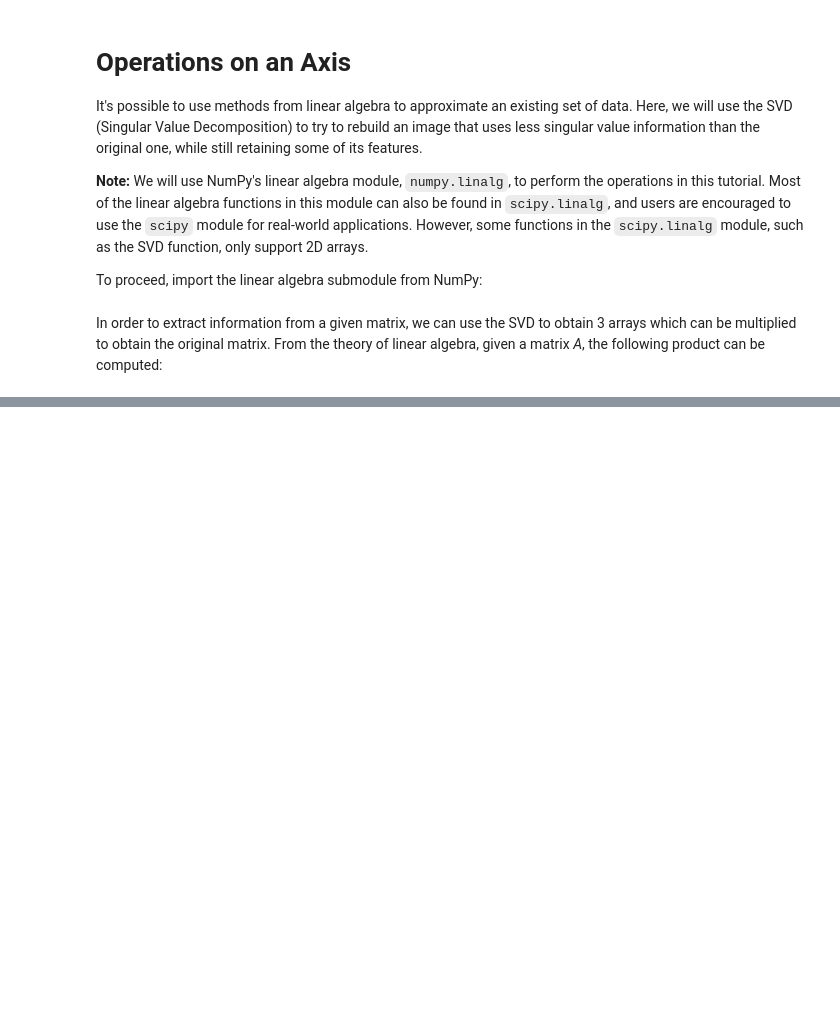
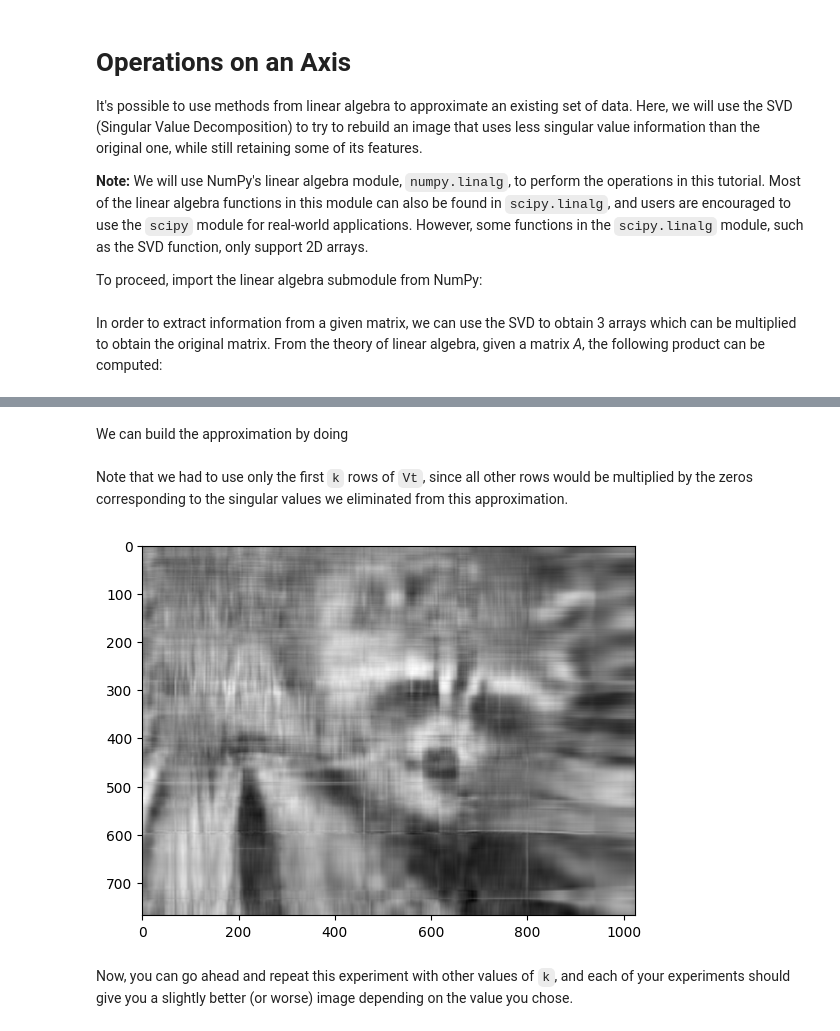
Before and after one commit to crdcamp/NumPy-Learning, a Jupyter notebook: 2 - Linear algebra on n-dimensional arrays.ipynb, the cells around one changed output, grey strips where cells are left out. Saved outputs shown, nothing was run; the diff lists cells and outputs as text; code cells hidden in the pictures; blank space fills up the shorter version.

```diff
--- a/2 - Linear algebra on n-dimensional arrays.ipynb
+++ b/2 - Linear algebra on n-dimensional arrays.ipynb
@@ -134,0 +202,5 @@ Where *U* and *V^T* are square and <mi mathvariant="normal">&#x3A3;</mi> are the
+# %%
+import numpy as np
+
+Sigma = np.zeros((U.shape[1], Vt.shape[0]))
+np.fill_diagonal(Sigma, s)
@@ -134,0 +240,15 @@ Where *U* and *V^T* are square and <mi mathvariant="normal">&#x3A3;</mi> are the
+# %%
+k = 10
+# %% [markdown]
+We can build the approximation by doing
+# %%
+approx = U @ Sigma[:, :k] @ Vt[:k, :]
+# %% [markdown]
+Note that we had to use only the first `k` rows of `Vt`, since all other rows would be multiplied by the zeros corresponding to the singular values we eliminated from this approximation.
+# %%
+plt.imshow(approx, cmap="gray")
+plt.show()
+# %% [output]
+[figure, added]
+# %% [markdown]
+Now, you can go ahead and repeat this experiment with other values of `k`, and each of your experiments should give you a slightly better (or worse) image depending on the value you chose.
```
Also changed, not shown: parts of 28 cells of this notebook.
